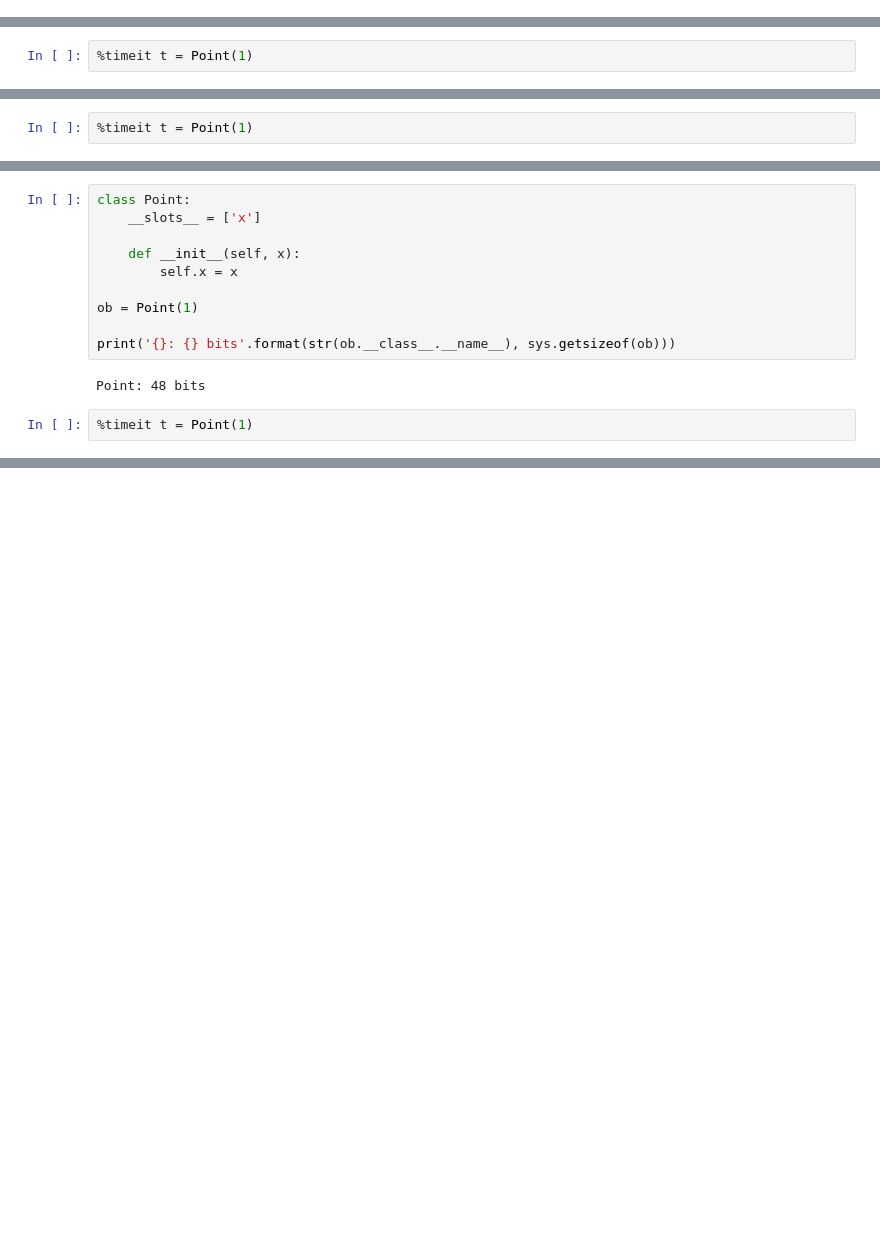
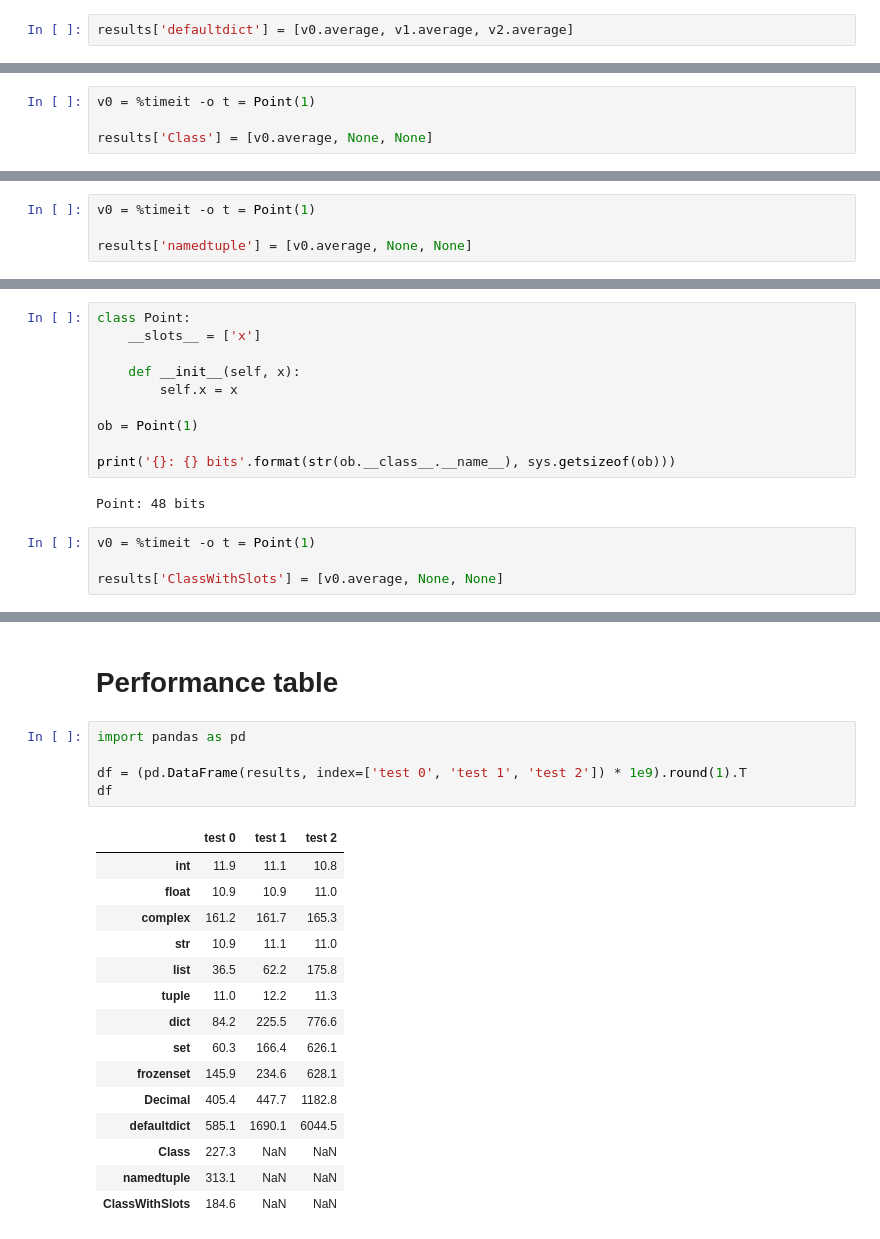
Before and after one commit to dsysoev/fun-with-python, a Jupyter notebook: python_types/memory and performance.ipynb, the cells around one changed output, grey strips where cells are left out. Drawn from its saved outputs; the diff is of its cells as text; blank space fills up the shorter version.

Commit message:
Performance tables was added

```diff
--- a/python_types/memory and performance.ipynb
+++ b/python_types/memory and performance.ipynb
@@ -337,3 +443,5 @@ for k, v in {0: 0, 1: 1, 2: 2, 3: 3, 4: 4, 5: 5, 6: 6, 7: 7, 8: 8, 9: 9, 10: 10,
+# %%
+results['defaultdict'] = [v0.average, v1.average, v2.average]
 # %% [markdown]
 # Class instance
 
@@ -351,5 +459,7 @@ print('{}: {} bits'.format(str(ob.__class__.__name__), sys.getsizeof(ob) + sys.g
 # %% [output]
 Point: 168 bits
 # %%
-%timeit t = Point(1)
+v0 = %timeit -o t = Point(1)
+
+results['Class'] = [v0.average, None, None]
 # %% [output]
@@ -370,5 +480,7 @@ print('{}: {} bits'.format(str(ob.__class__.__name__), sys.getsizeof(ob)))
 # %% [output]
 Point: 56 bits
 # %%
-%timeit t = Point(1)
+v0 = %timeit -o t = Point(1)
+
+results['namedtuple'] = [v0.average, None, None]
 # %% [output]
@@ -391,5 +503,7 @@ print('{}: {} bits'.format(str(ob.__class__.__name__), sys.getsizeof(ob)))
 # %% [output]
 Point: 48 bits
 # %%
-%timeit t = Point(1)
+v0 = %timeit -o t = Point(1)
+
+results['ClassWithSlots'] = [v0.average, None, None]
 # %% [output]
@@ -396,0 +511,23 @@ Point: 48 bits
+# %% [markdown]
+# Performance table
+# %%
+import pandas as pd
+
+df = (pd.DataFrame(results, index=['test 0', 'test 1', 'test 2']) * 1e9).round(1).T
+df
+# %% [output]
+|  | test 0 | test 1 | test 2 |
+| int | 11.9 | 11.1 | 10.8 |
+| float | 10.9 | 10.9 | 11.0 |
+| complex | 161.2 | 161.7 | 165.3 |
+| str | 10.9 | 11.1 | 11.0 |
+| list | 36.5 | 62.2 | 175.8 |
+| tuple | 11.0 | 12.2 | 11.3 |
+| dict | 84.2 | 225.5 | 776.6 |
+| set | 60.3 | 166.4 | 626.1 |
+| frozenset | 145.9 | 234.6 | 628.1 |
+| Decimal | 405.4 | 447.7 | 1182.8 |
+| defaultdict | 585.1 | 1690.1 | 6044.5 |
+| Class | 227.3 | NaN | NaN |
+| namedtuple | 313.1 | NaN | NaN |
+| ClassWithSlots | 184.6 | NaN | NaN |
```
Also changed, not shown: parts of 51 cells of this notebook.
